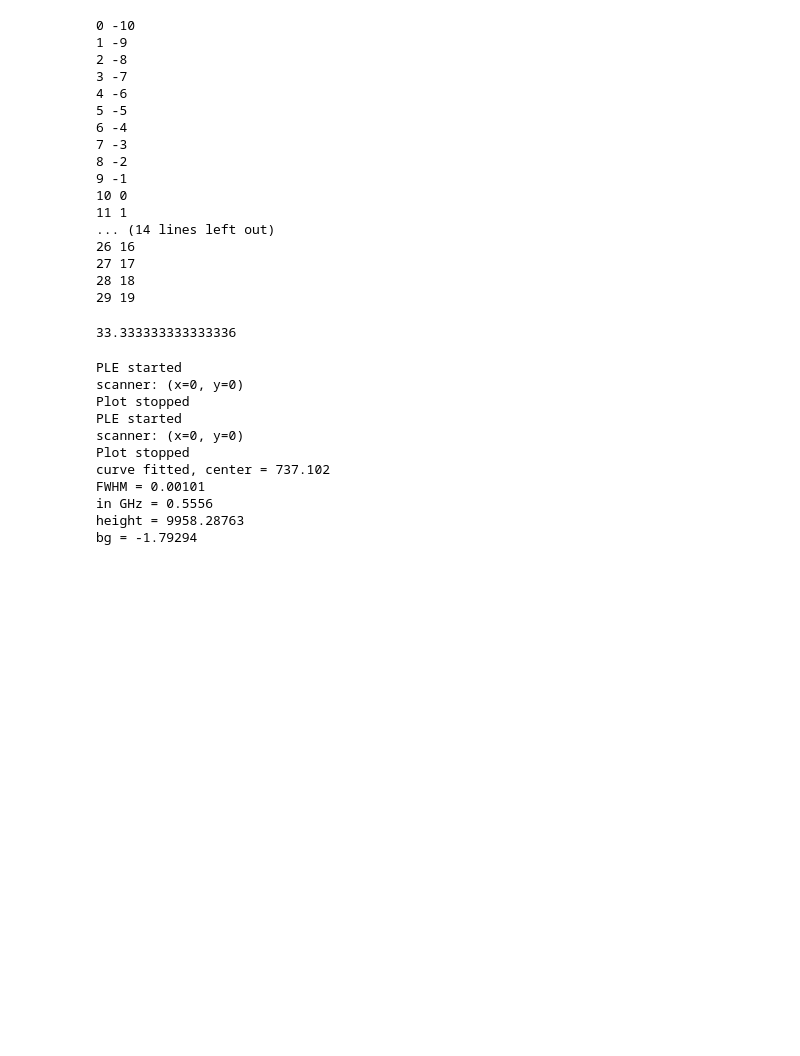
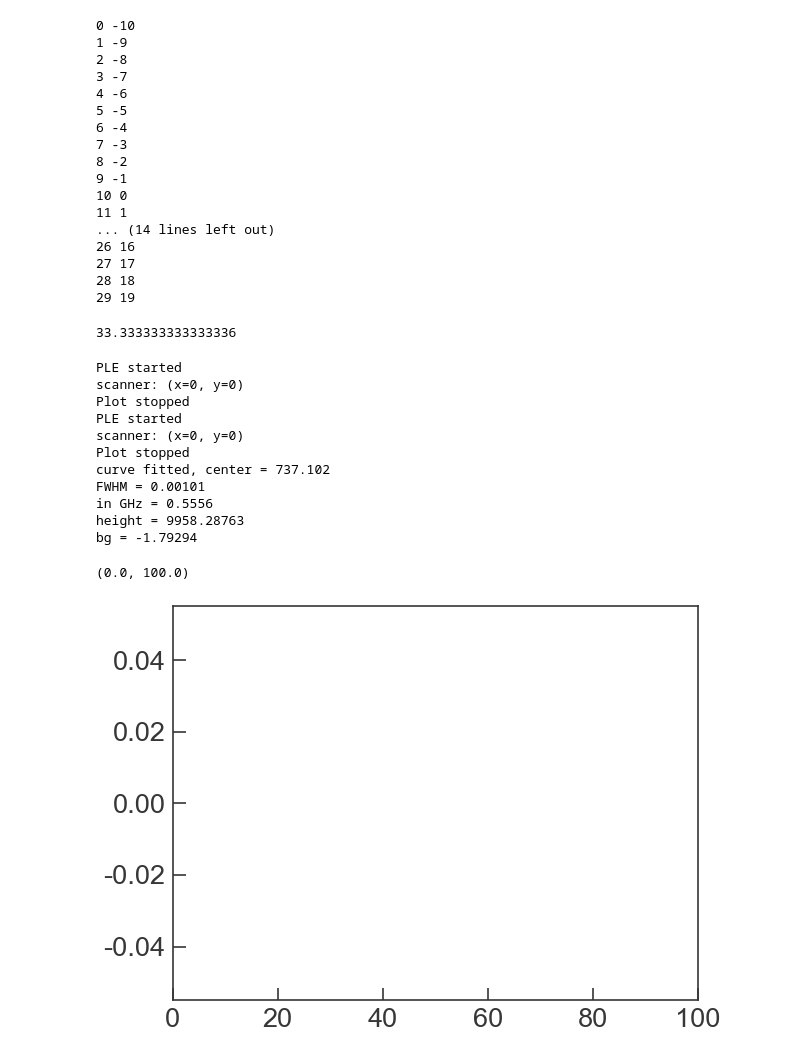
Before and after one commit to QuantumshWu/Confocal-GUI, a Jupyter notebook: jupyter notebook examples/examples with virtual devices.ipynb, the cells around one changed output. Drawn from its saved outputs; the diff is of its cells as text; code cells hidden in the pictures; blank space fills up the shorter version.

```diff
--- a/jupyter notebook examples/examples with virtual devices.ipynb
+++ b/jupyter notebook examples/examples with virtual devices.ipynb
@@ -842,0 +1237,6 @@ bg = -1.79294
+# %%
+plt.plot([], [])
+plt.xlim(0, 100)
+# %% [output]
+(0.0, 100.0)
+[figure, added]
```
Also changed, not shown: parts of 29 cells of this notebook, 5 other files.
